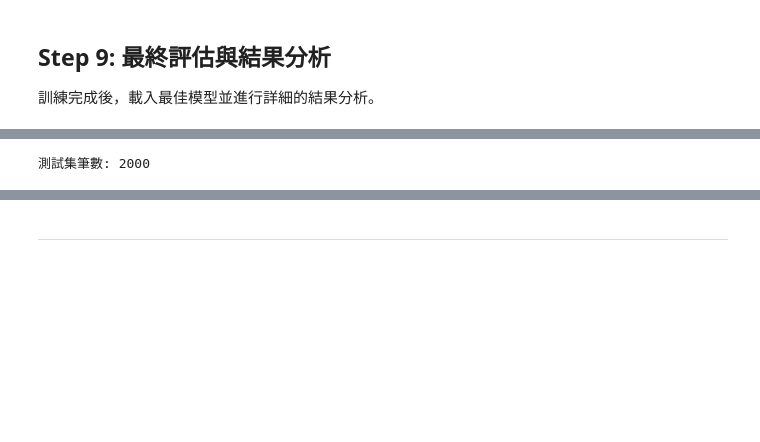
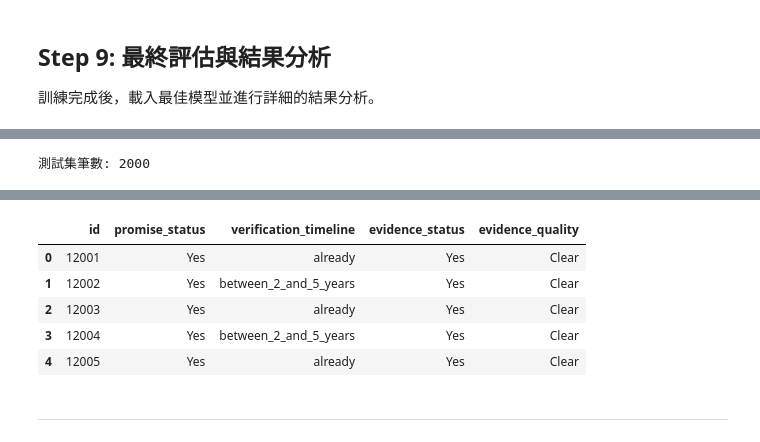
Before and after one commit to hao0130/AI_CUP_2026_ESG, a Jupyter notebook: 2026_ai_cup.ipynb, the cells around one changed output, grey strips where cells are left out. Saved outputs shown, nothing was run; the diff lists cells and outputs as text; code cells hidden in the pictures; blank space fills up the shorter version.

```diff
--- a/2026_ai_cup.ipynb
+++ b/2026_ai_cup.ipynb
@@ -1052,7 +1049,12 @@ c:\Users\USER\Desktop\劉董專案\AI_CUP
 # %%
 # ============================================================
-# AIDEA Test 2000 推論
+# AIDEA Test 2000 推論 + 產生 submission.csv
 # ============================================================
+
+from tqdm import tqdm
+import pandas as pd
+import torch
+import csv
 
 test_df = pd.read_csv("vpesg4k_test_2000.csv")
 
@@ -1088,36 +1090,84 @@ with torch.no_grad():
             attention_mask=attention_mask
         )
 
-        result = {
-            "id": row["id"]
-        }
+        result = {"id": row["id"]}
 
         for field in EVAL_FIELDS:
             pred_id = torch.argmax(outputs[field], dim=1).item()
             result[field] = id2label[field][pred_id]
 
-        # 規則修正
         if result["promise_status"] == "No":
-            result["verification_timeline"] = ""
-            result["evidence_status"] = ""
-            result["evidence_quality"] = ""
+            result["verification_timeline"] = "N/A"
+            result["evidence_status"] = "N/A"
+            result["evidence_quality"] = "N/A"
 
         elif result["evidence_status"] == "No":
-            result["evidence_quality"] = ""
+            result["evidence_quality"] = "N/A"
 
         submission_rows.append(result)
 
 submission = pd.DataFrame(submission_rows)
 
+submission = submission[
+    [
+        "id",
+        "promise_status",
+        "verification_timeline",
+        "evidence_status",
+        "evidence_quality"
+    ]
+]
+
+submission["verification_timeline"] = submission["verification_timeline"].replace(
+    "longer_than_5_years",
+    "more_than_5_years"
+)
+
+for col in [
+    "promise_status",
+    "verification_timeline",
+    "evidence_status",
+    "evidence_quality"
+]:
+    submission[col] = submission[col].astype(str)
+    submission[col] = submission[col].str.strip()
+    submission[col] = submission[col].replace("nan", "N/A")
+    submission[col] = submission[col].replace("None", "N/A")
+    submission[col] = submission[col].replace("", "N/A")
+
+submission = submission.fillna("N/A")
+
+print("空值檢查：")
+print(submission.isna().sum())
+
+print("verification_timeline 類別：")
+print(submission["verification_timeline"].unique())
+
+print("evidence_status 類別：")
+print(submission["evidence_status"].unique())
+
+print("evidence_quality 類別：")
+print(submission["evidence_quality"].unique())
+
 submission.to_csv(
     "submission.csv",
     index=False,
-    encoding="utf-8-sig"
+    encoding="utf-8",
+    quoting=csv.QUOTE_MINIMAL
 )
 
+# 重新讀一次確認 AIDEA 看到的內容
+check = pd.read_csv("submission.csv", keep_default_na=False)
+
+print("重新讀檔後空值檢查：")
+print(check.isna().sum())
+
+print("重新讀檔後 N/A 數量：")
+print((check == "N/A").sum())
+
 print("完成")
-print(submission.shape)
+print(check.shape)
 
-submission.head()
+check.head()
 # %% [output]
 測試集筆數: 2000
@@ -1125,3 +1191,9 @@ NameError: name 'model' is not defined
+|  | id | promise_status | verification_timeline | evidence_status | evidence_quality |
+| 0 | 12001 | Yes | already | Yes | Clear |
+| 1 | 12002 | Yes | between_2_and_5_years | Yes | Clear |
+| 2 | 12003 | Yes | already | Yes | Clear |
+| 3 | 12004 | Yes | between_2_and_5_years | Yes | Clear |
+| 4 | 12005 | Yes | already | Yes | Clear |
 # %% [markdown]
 ---
 # %% [markdown]
```
Also changed, not shown: parts of 12 cells of this notebook.
